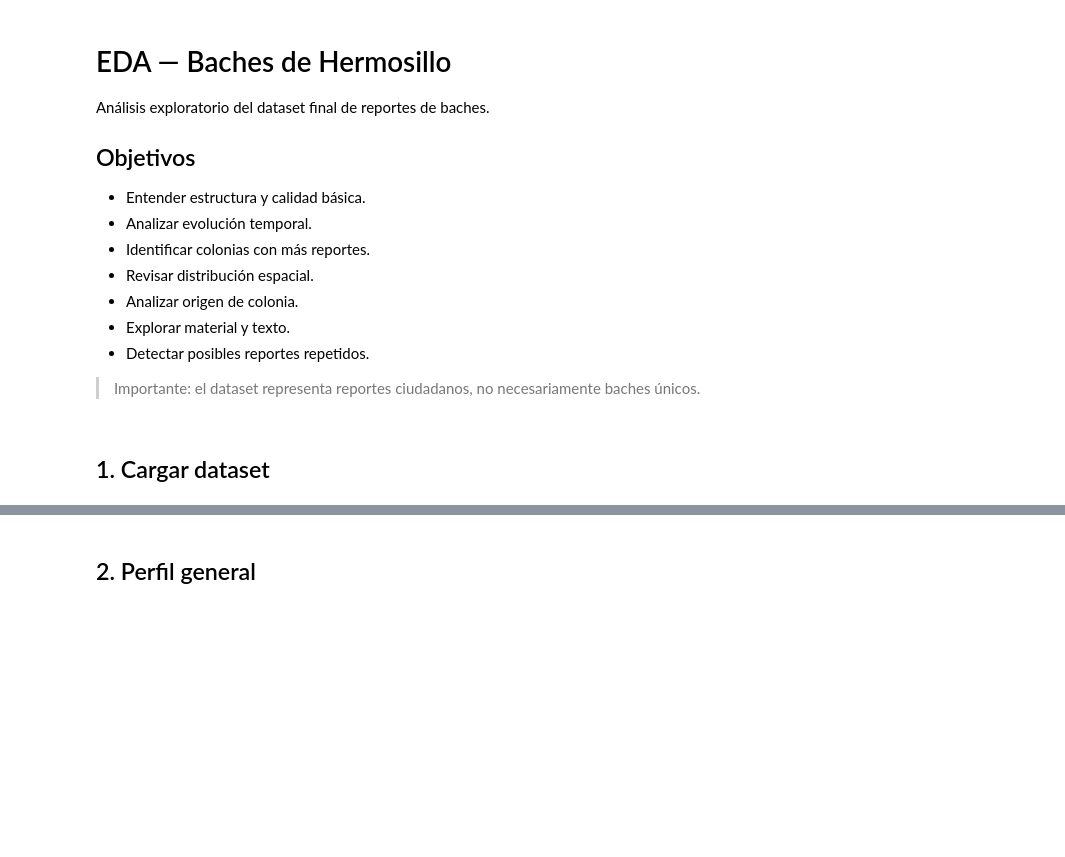
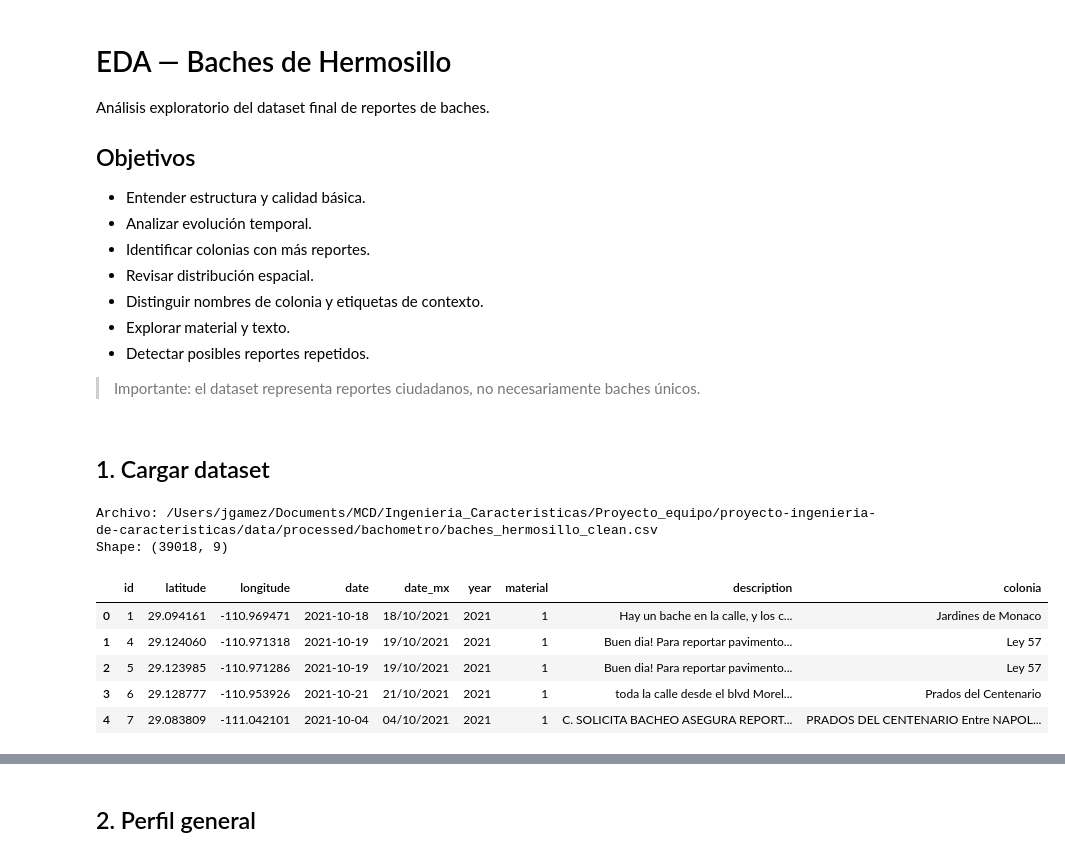
Before and after one commit to Mcd-2026-2-IngC-Team/proyecto-ingenieria-de-caracteristicas, a Jupyter notebook: notebooks/06-eda-baches.ipynb, the cells around one changed output, grey strips where cells are left out. Drawn from its saved outputs; the diff is of its cells as text; code cells hidden in the pictures; blank space fills up the shorter version.

Commit message:
modify eda baches

```diff
--- a/notebooks/06-eda-baches.ipynb
+++ b/notebooks/06-eda-baches.ipynb
@@ -8,7 +8,7 @@ Análisis exploratorio del dataset final de reportes de baches.
 - Analizar evolución temporal.
 - Identificar colonias con más reportes.
 - Revisar distribución espacial.
-- Analizar origen de colonia.
+- Distinguir nombres de colonia y etiquetas de contexto.
 - Explorar material y texto.
 - Detectar posibles reportes repetidos.
 
@@ -33,2 +27,31 @@ display(df.head())
+# %%
+# Ejecutar desde notebooks/ o desde la raíz del proyecto.
+relative_path = Path("data/processed/bachometro/baches_hermosillo_clean.csv")
+DATA_PATH = next((p for p in [relative_path, Path("..") / relative_path] if p.is_file()), None)
+if DATA_PATH is None:
+    raise FileNotFoundError(f"No se encontró {relative_path}. Ejecuta primero el job de calidad.")
+
+EXPECTED_COLUMNS = [
+    "id", "latitude", "longitude", "date", "date_mx", "year",
+    "material", "description", "colonia",
+]
+df = pd.read_csv(DATA_PATH, dtype={"id": "string", "material": "string"})
+missing = sorted(set(EXPECTED_COLUMNS) - set(df.columns))
+if missing:
+    raise ValueError(f"Faltan columnas del CSV limpio: {missing}")
+if df.empty:
+    raise ValueError("El CSV no contiene reportes.")
+print("Archivo:", DATA_PATH.resolve())
+print("Shape:", df.shape)
+display(df.head())
+# %% [output]
+Archivo: /Users/jgamez/Documents/MCD/Ingenieria_Caracteristicas/Proyecto_equipo/proyecto-ingenieria-de-caracteristicas/data/processed/bachometro/baches_hermosillo_clean.csv
+Shape: (39018, 9)
+|  | id | latitude | longitude | date | date_mx | year | material | description | colonia |
+| 0 | 1 | 29.094161 | -110.969471 | 2021-10-18 | 18/10/2021 | 2021 | 1 | Hay un bache en la calle, y los c... | Jardines de Monaco |
+| 1 | 4 | 29.124060 | -110.971318 | 2021-10-19 | 19/10/2021 | 2021 | 1 | Buen dia! Para reportar pavimento... | Ley 57 |
+| 2 | 5 | 29.123985 | -110.971286 | 2021-10-19 | 19/10/2021 | 2021 | 1 | Buen dia! Para reportar pavimento... | Ley 57 |
+| 3 | 6 | 29.128777 | -110.953926 | 2021-10-21 | 21/10/2021 | 2021 | 1 | toda la calle desde el blvd Morel... | Prados del Centenario |
+| 4 | 7 | 29.083809 | -111.042101 | 2021-10-04 | 04/10/2021 | 2021 | 1 | C. SOLICITA BACHEO ASEGURA REPORT... | PRADOS DEL CENTENARIO Entre NAPOL... |
 # %%
 df.info()
```
Also changed, not shown: parts of 28 cells of this notebook, 5 other files.
